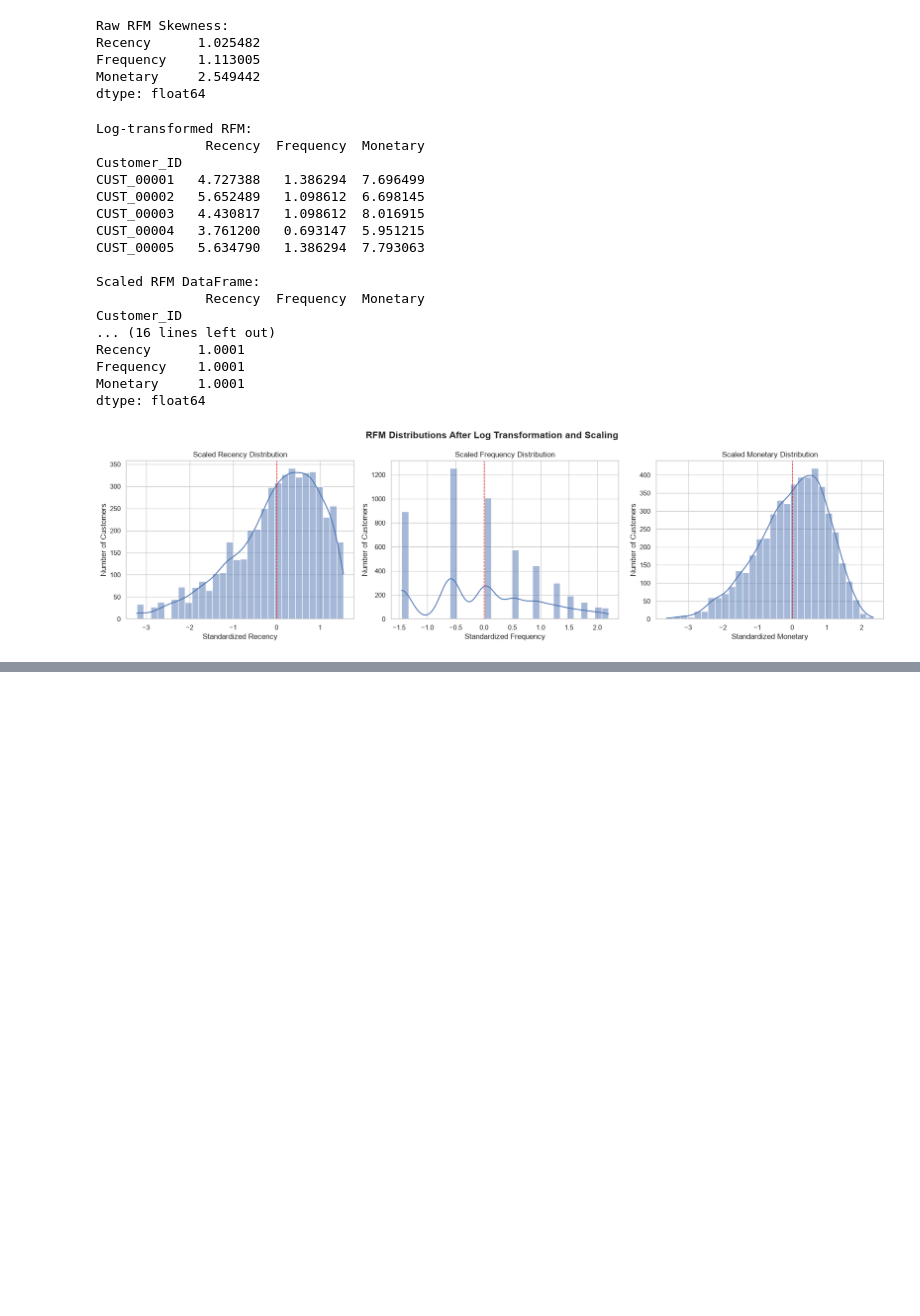
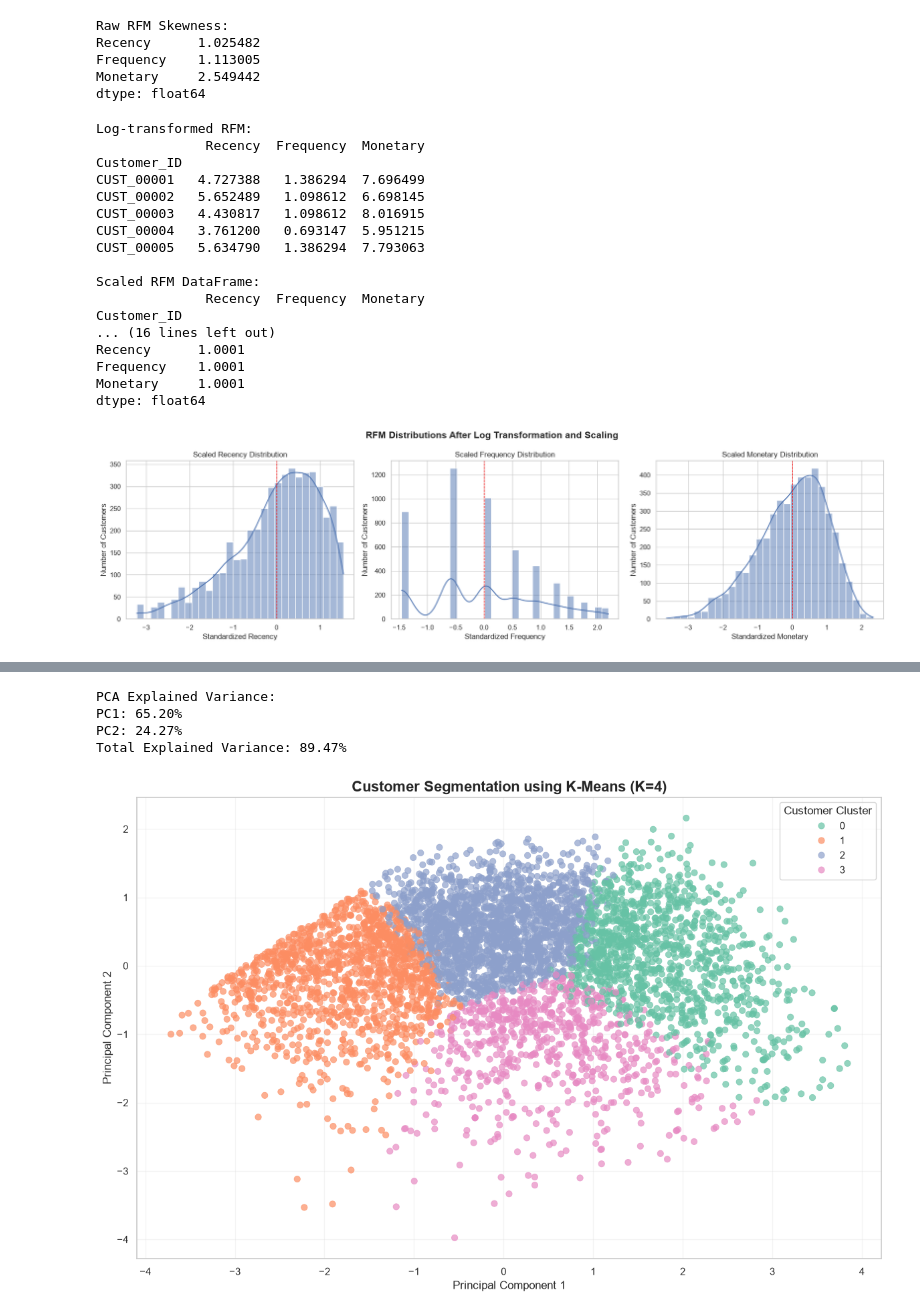
Before and after one commit to alisonchang1101/CDS3004_data_mining_project, a Jupyter notebook: ecommerce_analysis.ipynb, the cells around one changed output, grey strips where cells are left out. Cells and saved outputs as stored; diff of their text form; code cells hidden in the pictures; blank space fills up the shorter version.

```diff
--- a/ecommerce_analysis.ipynb
+++ b/ecommerce_analysis.ipynb
@@ -332,0 +544,76 @@ plt.show()
+# %%
+
+# ==========================================
+# 4. PCA DIMENSIONALITY REDUCTION
+# ==========================================
+
+from sklearn.decomposition import PCA
+
+# Initialize PCA with two components
+pca = PCA(n_components=2)
+
+# Transform scaled RFM features
+rfm_pca = pca.fit_transform(rfm_scaled)
+
+# Create PCA DataFrame
+pca_df = pd.DataFrame(
+    rfm_pca,
+    columns=['PC1', 'PC2'],
+    index=rfm.index
+)
+
+# Add cluster labels
+pca_df['Cluster'] = rfm['Cluster']
+
+# Explained variance
+explained_variance = pca.explained_variance_ratio_
+
+print("PCA Explained Variance:")
+print(f"PC1: {explained_variance[0]*100:.2f}%")
+print(f"PC2: {explained_variance[1]*100:.2f}%")
+
+print(
+    f"Total Explained Variance: "
+    f"{sum(explained_variance)*100:.2f}%"
+)
+
+# ==========================================
+# 5. PCA CLUSTER VISUALIZATION
+# ==========================================
+
+plt.figure(figsize=(12, 8))
+
+sns.scatterplot(
+    data=pca_df,
+    x='PC1',
+    y='PC2',
+    hue='Cluster',
+    palette='Set2',
+    s=45,
+    alpha=0.7,
+    edgecolor=None
+)
+
+plt.title(
+    f'Customer Segmentation using K-Means (K={optimal_k})',
+    fontsize=16,
+    fontweight='bold'
+)
+
+plt.xlabel('Principal Component 1')
+plt.ylabel('Principal Component 2')
+
+plt.legend(
+    title='Customer Cluster',
+    loc='best'
+)
+
+plt.grid(True, alpha=0.2)
+plt.tight_layout()
+plt.show()
+# %% [output]
+PCA Explained Variance:
+PC1: 65.20%
+PC2: 24.27%
+Total Explained Variance: 89.47%
+[figure, added]
```
Also changed, not shown: parts of 6 cells of this notebook.
